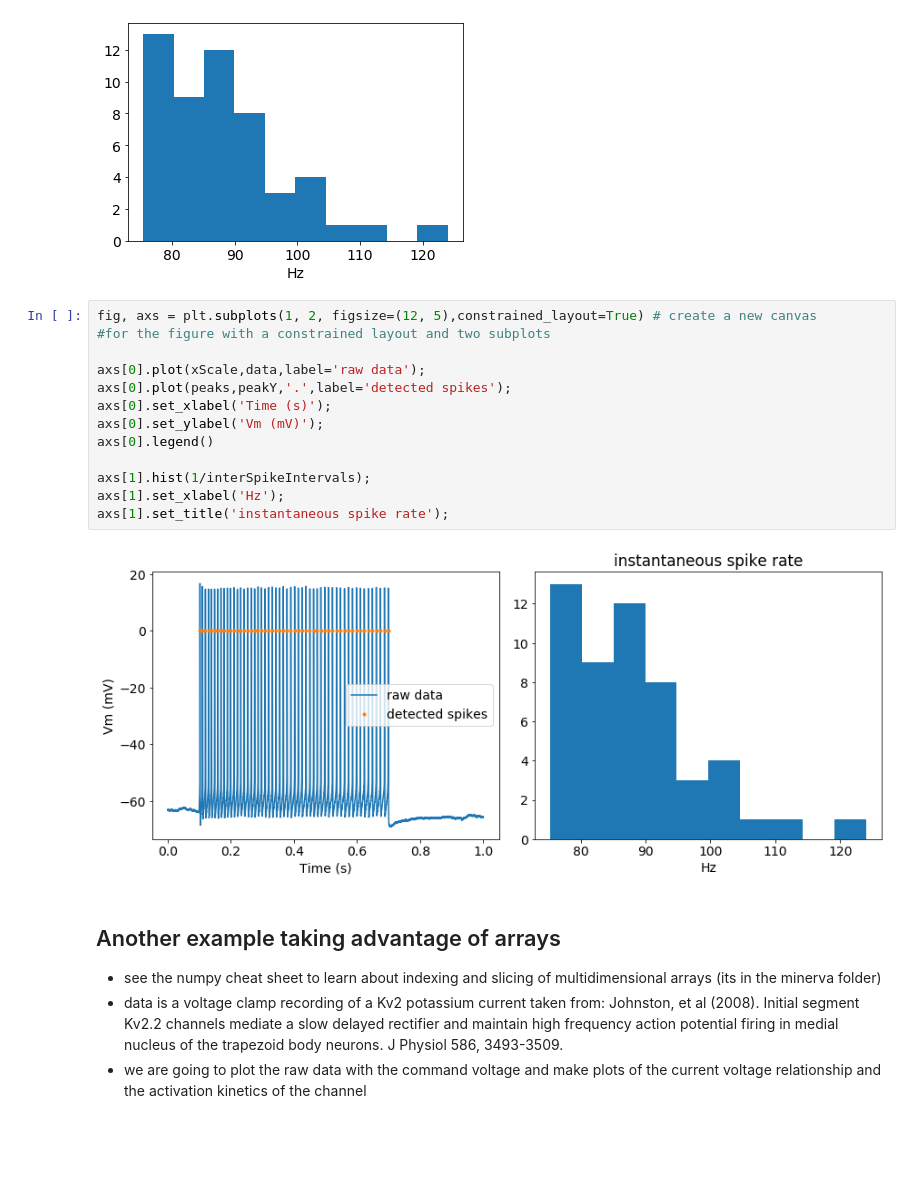
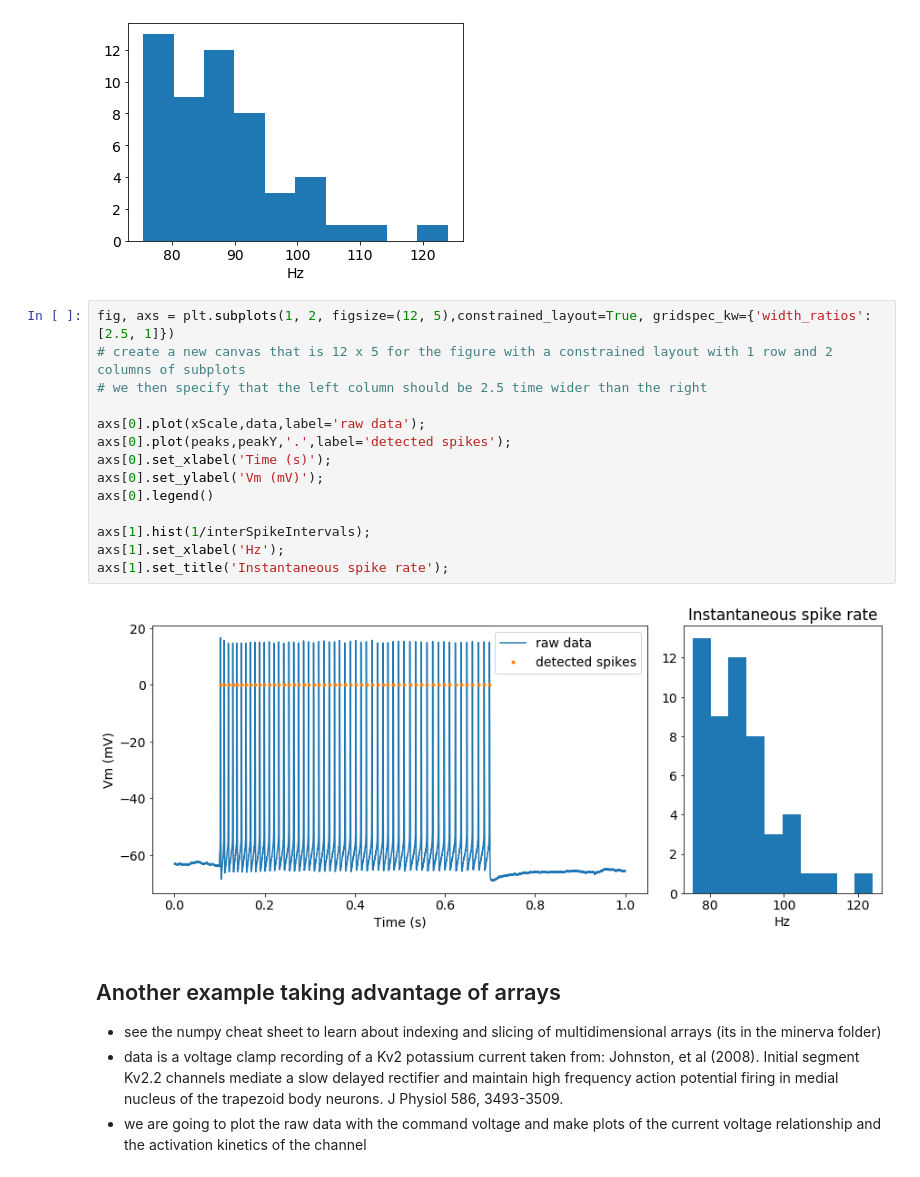
Before and after one commit to inchinn1/DataAnalysisTutorialJupyter, a Jupyter notebook: ADAPythonIntro.ipynb, the cells around one changed output. Saved outputs shown, nothing was run; the diff lists cells and outputs as text; blank space fills up the shorter version.

```diff
--- a/ADAPythonIntro.ipynb
+++ b/ADAPythonIntro.ipynb
@@ -241,20 +240,21 @@ print('The mean spike rate is',1/meanISI,'Hz')
 The mean spike rate is 87.15083798882682 Hz
 [figure]
 # %%
-fig, axs = plt.subplots(1, 2, figsize=(12, 5),constrained_layout=True) # create a new canvas
-#for the figure with a constrained layout and two subplots
+fig, axs = plt.subplots(1, 2, figsize=(12, 5),constrained_layout=True, gridspec_kw={'width_ratios': [2.5, 1]})
+# create a new canvas that is 12 x 5 for the figure with a constrained layout with 1 row and 2 columns of subplots
+# we then specify that the left column should be 2.5 time wider than the right
 
 axs[0].plot(xScale,data,label='raw data');
 axs[0].plot(peaks,peakY,'.',label='detected spikes');
 axs[0].set_xlabel('Time (s)');
 axs[0].set_ylabel('Vm (mV)');
 axs[0].legend()
 
 axs[1].hist(1/interSpikeIntervals);
 axs[1].set_xlabel('Hz');
-axs[1].set_title('instantaneous spike rate');
+axs[1].set_title('Instantaneous spike rate');
 # %% [output]
-[figure, old version]
+[figure, new version]
 # %% [markdown]
 ## Another example taking advantage of arrays
 - see the numpy cheat sheet to learn about indexing and slicing of multidimensional arrays (its in the minerva folder)
```
Also changed, not shown: parts of 5 cells of this notebook, 1 other file.
